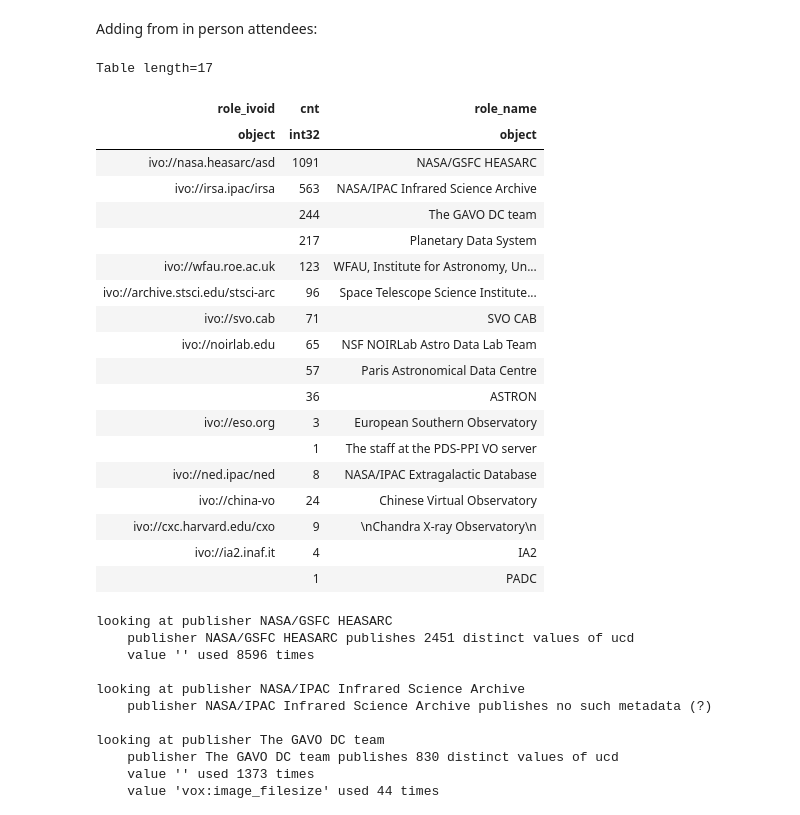
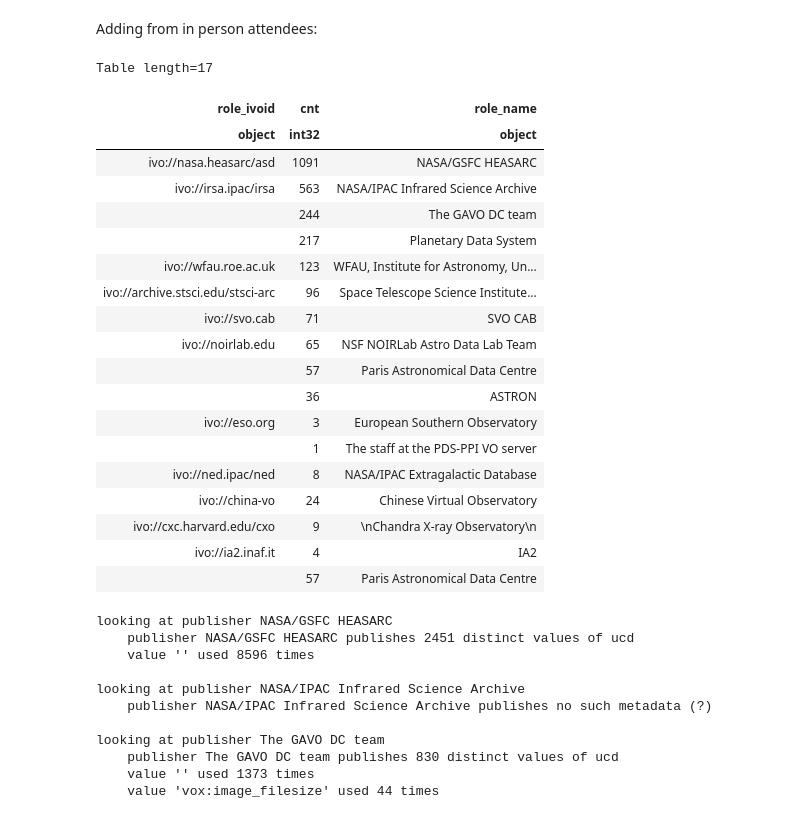
Before and after one commit to ivoa/registry-housekeeping, a Jupyter notebook: registry_checks.ipynb, the cells around one changed output. Drawn from its saved outputs; the diff is of its cells as text; code cells hidden in the pictures.

```diff
--- a/registry_checks.ipynb
+++ b/registry_checks.ipynb
@@ -234,7 +239,7 @@ from astropy.table import Table, vstack
 
 inperson = """\
 ESO, PDS, AAS, NED, China-VO, INFN, \
-CfA, CXC, Rubin, INAF, PADC, \
+CfA, CXC, Rubin, INAF, Paris Astronomical Data Centre, \
 Hyderabad, UCLA \
 """.split(', ')
 
@@ -244,34 +249,35 @@ for institute in inperson:
     from rr.res_role
     where base_role = 'publisher' and role_name != 'CDS'
     and ( role_ivoid ilike '%{institute}%' or role_name ilike '%{institute}%' )
     group by role_ivoid, role_name
     order by cnt desc
     """
     r=gavo_regtap.search(query).to_table()
+    #print(r)
     if len(r) > 0:
         publishers=vstack([publishers, r[0]])
 publishers
 # %% [output]
 Table length=17
 | role_ivoid | cnt | role_name |
 | object | int32 | object |
 | ivo://nasa.heasarc/asd | 1091 | NASA/GSFC HEASARC |
 | ivo://irsa.ipac/irsa | 563 | NASA/IPAC Infrared Science Archive |
 |  | 244 | The GAVO DC team |
 |  | 217 | Planetary Data System |
 | ivo://wfau.roe.ac.uk | 123 | WFAU, Institute for Astronomy, Un... |
 | ivo://archive.stsci.edu/stsci-arc | 96 | Space Telescope Science Institute... |
 | ivo://svo.cab | 71 | SVO CAB |
 | ivo://noirlab.edu | 65 | NSF NOIRLab Astro Data Lab Team |
 |  | 57 | Paris Astronomical Data Centre |
 |  | 36 | ASTRON |
 | ivo://eso.org | 3 | European Southern Observatory |
 |  | 1 | The staff at the PDS-PPI VO server |
 | ivo://ned.ipac/ned | 8 | NASA/IPAC Extragalactic Database |
 | ivo://china-vo | 24 | Chinese Virtual Observatory |
 | ivo://cxc.harvard.edu/cxo | 9 | \nChandra X-ray Observatory\n |
 | ivo://ia2.inaf.it | 4 | IA2 |
-|  | 1 | PADC |
+|  | 57 | Paris Astronomical Data Centre |
 # %%
 ## Helper function to grab metadata, group it by publisher,
 ##   and look for invalid values, print a summary
```
Also changed, not shown: parts of 2 cells of this notebook.
